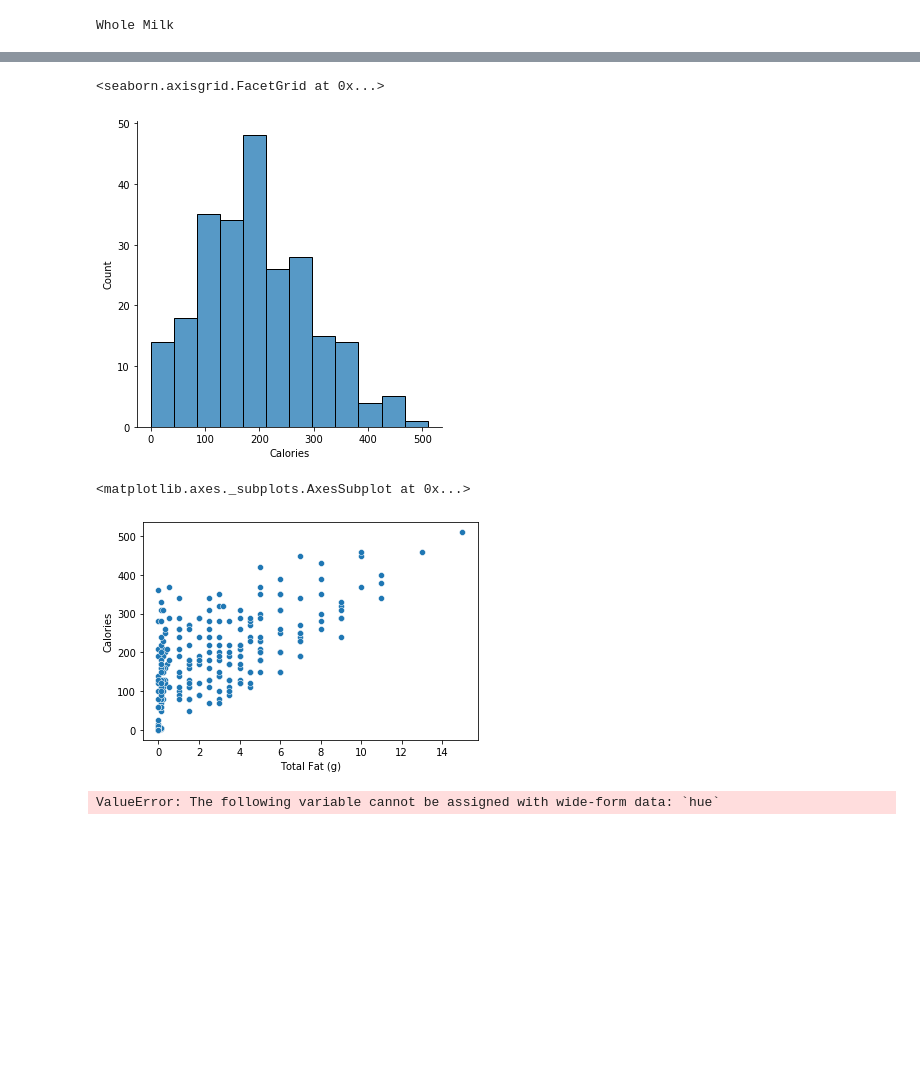
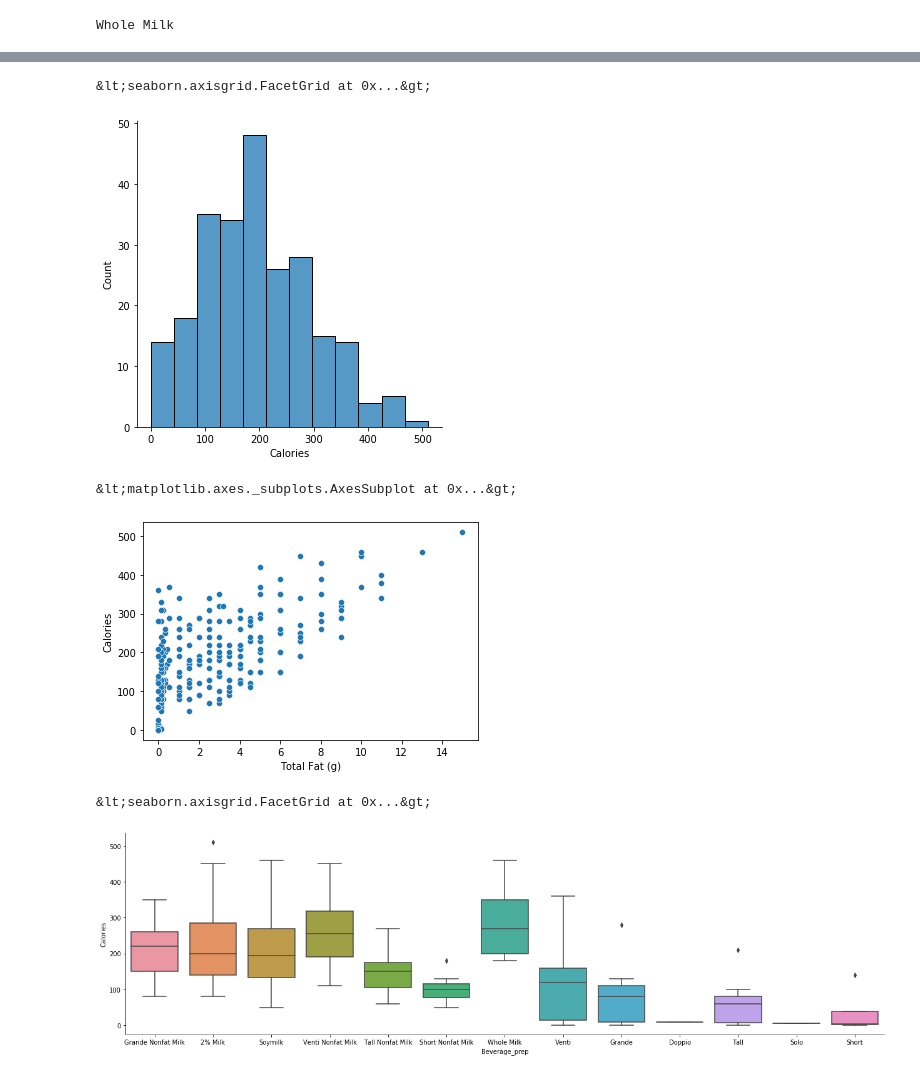
Before and after one commit to pl-mich/mdst_tutorial, a Jupyter notebook: tutorial2/Numpy and Pandas.ipynb, the cells around one changed output, grey strips where cells are left out. Cells and saved outputs as stored; diff of their text form; code cells hidden in the pictures; blank space fills up the shorter version.

```diff
--- a/tutorial2/Numpy and Pandas.ipynb
+++ b/tutorial2/Numpy and Pandas.ipynb
@@ -522,14 +500,12 @@ Whole Milk
 # what is the average % daily value calcium content for each beverage?
 # HINT: make sure your columns have the datatypes you want
 # (you can use more than one line for this one)
-import pandas as pd
+def processStr(x):
+    return float(x[:-1])
 
-def processStr(x):
-    return x[:len(x)-1]
-
-
-sb["Calcium (% DV)"] = sb["Calcium (% DV)"].apply(processStr)
-cat = sb.groupby("Beverage")
-cat["Calories"].agg("mean").head()
+cat = sb
+cat["Calcium (% DV)"] = cat["Calcium (% DV)"].apply(processStr)
+cat = cat.groupby("Beverage")
+cat["Calcium (% DV)"].agg("mean")
 # %% [output]
 Beverage
@@ -544,8 +530,12 @@ Name: Calories, dtype: float64
 # (you can use more than one line for this one)
 # there are multiple valid approaches you can take for this (with different answers)
 # I know that you want more calories for bulking season but whatever this is MDST, not Michigan Muscle Club okay
+
 import pandas as pd
-import matplotlib
-cat = sb.groupby("Beverage")
-matplotlib.pyplot.hist(cat["Calories"])
+import matplotlib.pyplot as plt
+sb = sb.sort_values(['Protein (g)'], ascending=False) \
+    .groupby(['Protein (g)'], sort=False) \
+    .apply(lambda x: x.sort_values(['Calories'], ascending=True)) \
+    .reset_index(drop=True)
+print(sb.loc[[0]])
 # %% [output]
@@ -574,31 +564,24 @@ AttributeError: 'PlotAccessor' object has no attribute 'distribution'
 # %%
 # plot the same distribution using seaborn. what about a density plot instead?
-import seaborn as sns
-import pandas as pd
-import matplotlib.pyplot as plt
-sns.displot(data=sb, x="Calories")
+import seaborn
+seaborn.displot(data=sb, x="Calories")
 # %% [output]
-<seaborn.axisgrid.FacetGrid at 0x...>
+&lt;seaborn.axisgrid.FacetGrid at 0x...&gt;
 [figure]
 # %%
 # plot calories against total fat using seaborn
-import seaborn as sns
-import pandas as pd
-import matplotlib.pyplot as plt
-sns.scatterplot(data=sb, x="Total Fat (g)", y="Calories")
+seaborn.scatterplot(data=sb, x="Total Fat (g)", y="Calories")
 # %% [output]
-<matplotlib.axes._subplots.AxesSubplot at 0x...>
+&lt;matplotlib.axes._subplots.AxesSubplot at 0x...&gt;
 [figure]
 # %%
 # plot the distribution of calories in Short, Tall, Grande, and Venti drinks
 # (you can use multiple lines for this)
 # twist: you should also include the Nonfat Milk drinks that also have an associated size.
 
 # you can decide how you want to visualize this. Colors? Small multiples? Density vs histogram?
 # the starbucks is your oyster.
-import seaborn as sns
-import pandas as pd
-import matplotlib.pyplot as plt
-sns.jointplot(data=sb, x="Calories", hue = "Beverage_prep")
+seaborn.catplot(data=sb, x="Beverage_prep", y = "Calories", kind='box', height=5, aspect=3.5)
 # %% [output]
-ValueError: The following variable cannot be assigned with wide-form data: `hue`
+&lt;seaborn.axisgrid.FacetGrid at 0x...&gt;
+[figure, added]
```
Also changed, not shown: parts of 15 cells of this notebook, 1 other file.
